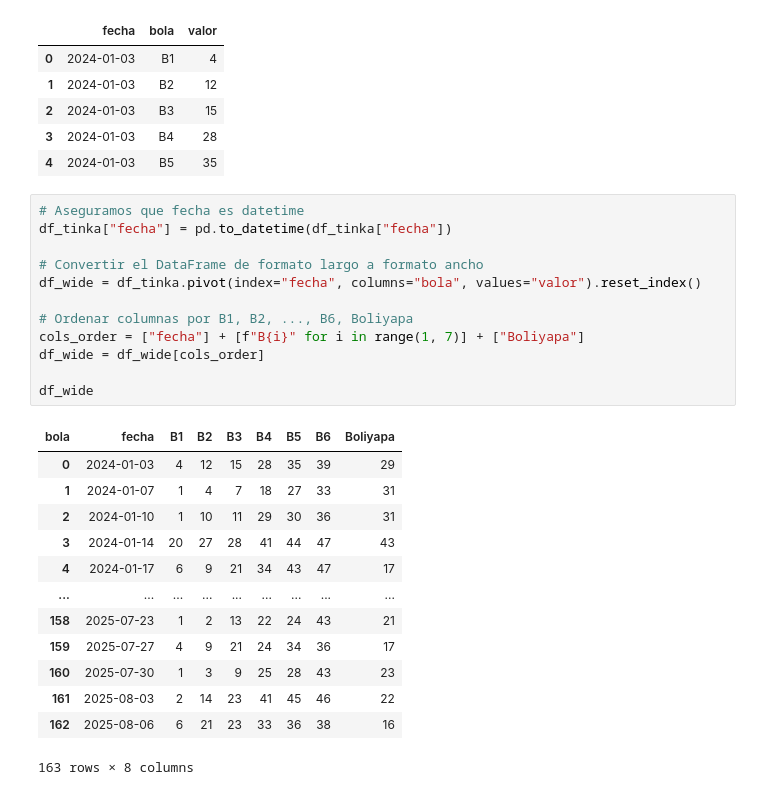
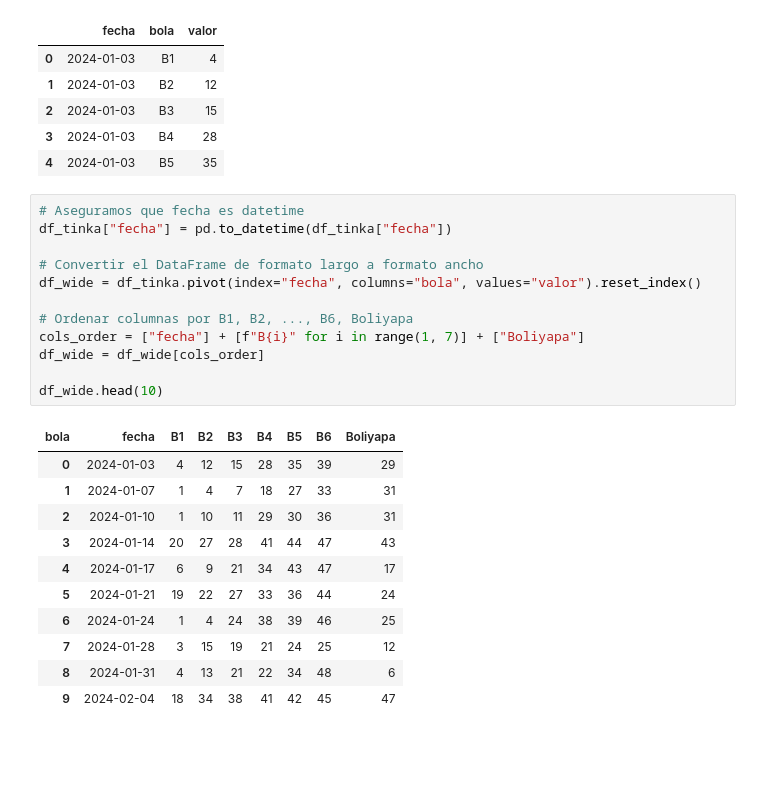
Before and after one commit to EmadScience31416/tinka-luck-model, a Jupyter notebook: Analysis/tinka_analysis.ipynb, the cells around one changed output. Saved outputs shown, nothing was run; the diff lists cells and outputs as text; blank space fills up the shorter version.

```diff
--- a/Analysis/tinka_analysis.ipynb
+++ b/Analysis/tinka_analysis.ipynb
@@ -353,26 +41,24 @@ Cantidad de filas: 1141 y columnas: 3
 # %%
 # Aseguramos que fecha es datetime
 df_tinka["fecha"] = pd.to_datetime(df_tinka["fecha"])
 
 # Convertir el DataFrame de formato largo a formato ancho
 df_wide = df_tinka.pivot(index="fecha", columns="bola", values="valor").reset_index()
 
 # Ordenar columnas por B1, B2, ..., B6, Boliyapa
 cols_order = ["fecha"] + [f"B{i}" for i in range(1, 7)] + ["Boliyapa"]
 df_wide = df_wide[cols_order]
 
-df_wide
+df_wide.head(10)
 # %% [output]
 | bola | fecha | B1 | B2 | B3 | B4 | B5 | B6 | Boliyapa |
 | 0 | 2024-01-03 | 4 | 12 | 15 | 28 | 35 | 39 | 29 |
 | 1 | 2024-01-07 | 1 | 4 | 7 | 18 | 27 | 33 | 31 |
 | 2 | 2024-01-10 | 1 | 10 | 11 | 29 | 30 | 36 | 31 |
 | 3 | 2024-01-14 | 20 | 27 | 28 | 41 | 44 | 47 | 43 |
 | 4 | 2024-01-17 | 6 | 9 | 21 | 34 | 43 | 47 | 17 |
-| ... | ... | ... | ... | ... | ... | ... | ... | ... |
-| 158 | 2025-07-23 | 1 | 2 | 13 | 22 | 24 | 43 | 21 |
-| 159 | 2025-07-27 | 4 | 9 | 21 | 24 | 34 | 36 | 17 |
-| 160 | 2025-07-30 | 1 | 3 | 9 | 25 | 28 | 43 | 23 |
-| 161 | 2025-08-03 | 2 | 14 | 23 | 41 | 45 | 46 | 22 |
-| 162 | 2025-08-06 | 6 | 21 | 23 | 33 | 36 | 38 | 16 |
+| 5 | 2024-01-21 | 19 | 22 | 27 | 33 | 36 | 44 | 24 |
+| 6 | 2024-01-24 | 1 | 4 | 24 | 38 | 39 | 46 | 25 |
+| 7 | 2024-01-28 | 3 | 15 | 19 | 21 | 24 | 25 | 12 |
+| 8 | 2024-01-31 | 4 | 13 | 21 | 22 | 34 | 48 | 6 |
+| 9 | 2024-02-04 | 18 | 34 | 38 | 41 | 42 | 45 | 47 |
-163 rows × 8 columns
```
Also changed, not shown: parts of 22 cells of this notebook, 1 other file.
